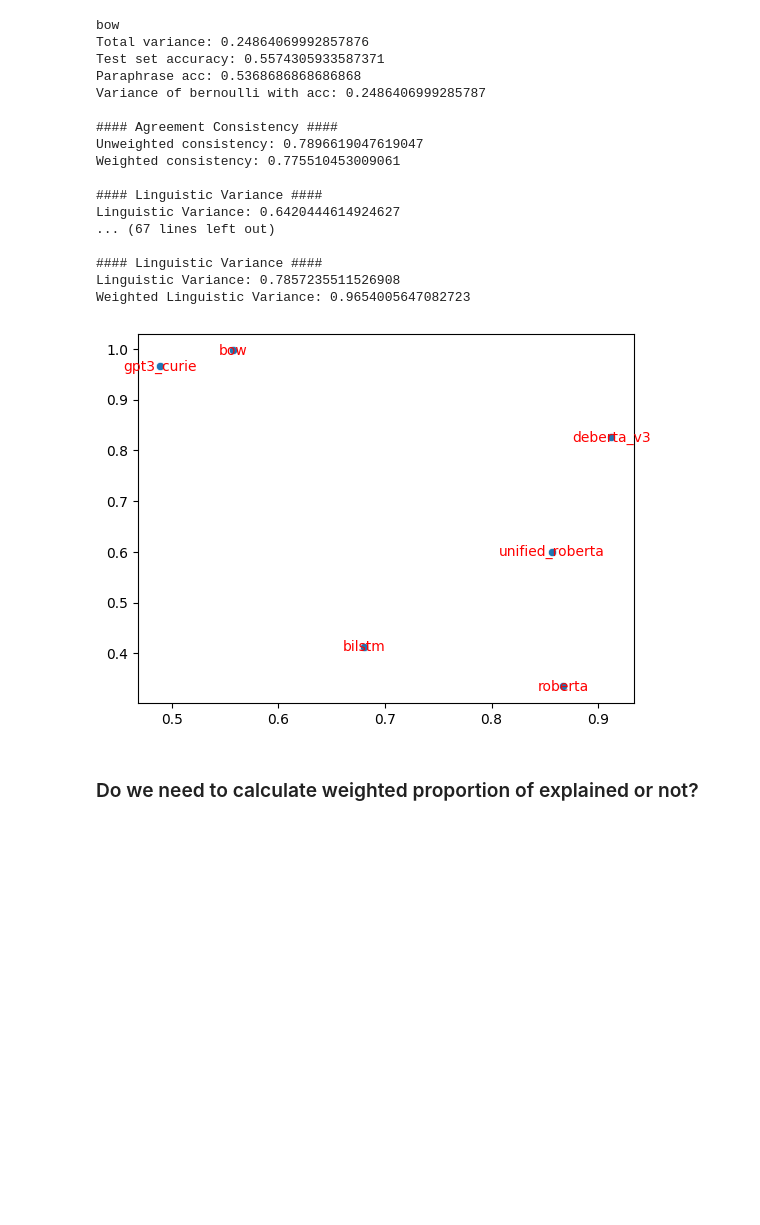
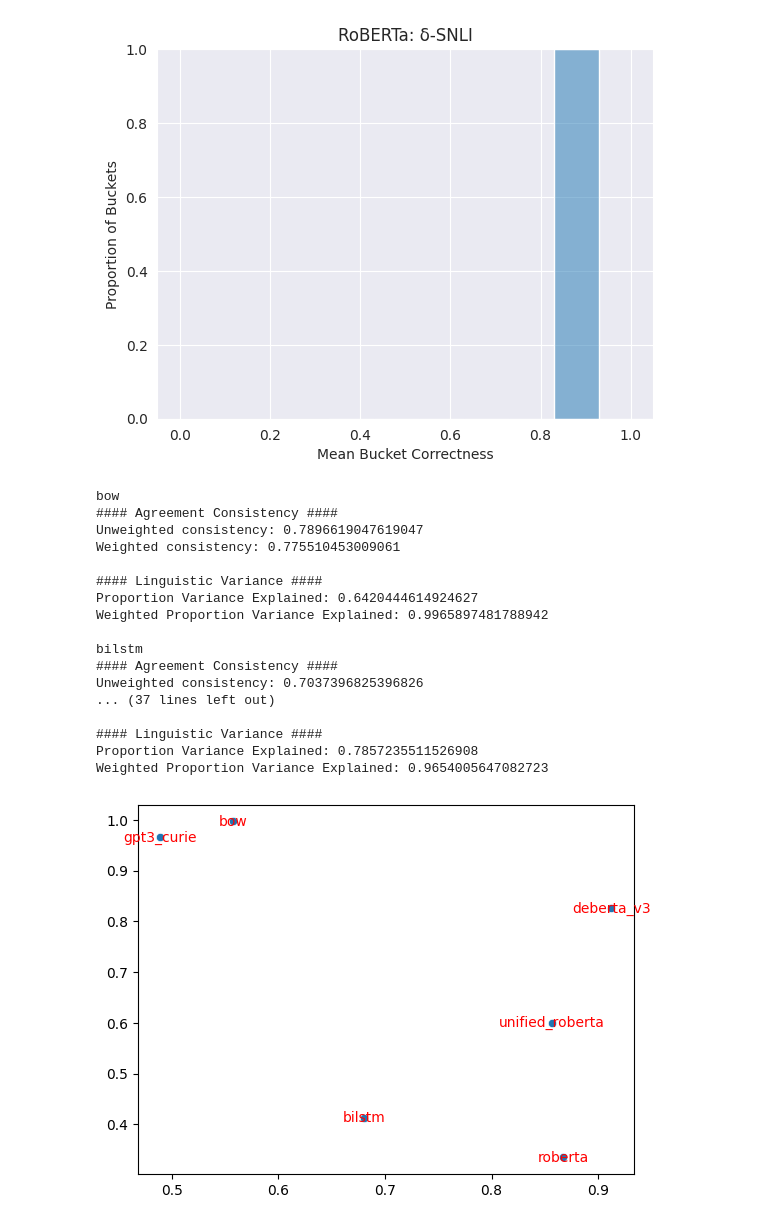
Before and after one commit to nehasrikn/paraphrase-nlu-internal, a Jupyter notebook: experiments/human_consistency/plot_playground_buckets.ipynb, the cells around one changed output. Drawn from its saved outputs; the diff is of its cells as text; code cells hidden in the pictures; blank space fills up the shorter version.

```diff
--- a/experiments/human_consistency/plot_playground_buckets.ipynb
+++ b/experiments/human_consistency/plot_playground_buckets.ipynb
@@ -17,3 +66,15 @@ from experiments.bucket_analysis import BucketDatasetResult
+# %%
+sns.histplot([0.83 for b in human_results['roberta']['snli-human'].buckets], kde=True, stat='proportion', bins=10)
+ax = plt.gca()
+# Set the title for the plot
+ax.set_title("RoBERTa: δ-SNLI")
+ax.set_xlabel("Mean Bucket Correctness")
+ax.set_ylabel("Proportion of Buckets")
+ax.set_xlim(-0.05, 1.05)
+ax.set_ylim(0, 1)
+plt.show()
+# %% [output]
+[figure, added]
 # %%
 from simple_colors import *
 import matplotlib.pyplot as plt
@@ -28,19 +89,18 @@ for model, results in human_results.items():
     print(green(model))
     variance_law = analysis.law_of_total_variance_breakdown()
     test_set_accuracy = test_results.accuracy
-    print('Total variance:', variance_law['total_var_y'])
-    print('Test set accuracy:', test_set_accuracy)
-    print('Paraphrase acc:', analysis.paraphrase_accuracy())
-    print('Variance of bernoulli with acc:', (analysis.paraphrase_accuracy() * (1-analysis.paraphrase_accuracy())))
+    # print('Total variance:', variance_law['total_var_y'])
+    # print('Test set accuracy:', test_set_accuracy)
+    # print('Paraphrase acc:', analysis.paraphrase_accuracy())
+    # print('Variance of bernoulli with acc:', (analysis.paraphrase_accuracy() * (1-analysis.paraphrase_accuracy())))
 
-    print("\n#### Agreement Consistency ####")
-
+    print("#### Agreement Consistency ####")
     print('Unweighted consistency:', analysis.mean_unweighted_consistency)
     print('Weighted consistency:', analysis.calculate_weighted_consistency(test_results))
 
     print("\n#### Linguistic Variance ####")
-    print('Linguistic Variance:', variance_law['prop_explained'])
-    print('Weighted Linguistic Variance:', analysis.calculate_weighted_proportion_explained(test_results))
+    print('Proportion Variance Explained:', variance_law['prop_explained'])
+    print('Weighted Proportion Variance Explained:', analysis.calculate_weighted_proportion_explained(test_results))
 
 
     print()
@@ -53,22 +113,22 @@ for i in range(len(names)):
     plt.text(x[i], y[i], names[i], fontsize=10, ha='center', va='center', color='red')
 # %% [output]
 bow
-Total variance: 0.24864069992857876
-Test set accuracy: 0.5574305933587371
-Paraphrase acc: 0.5368686868686868
-Variance of bernoulli with acc: 0.2486406999285787
-
 #### Agreement Consistency ####
 Unweighted consistency: 0.7896619047619047
 Weighted consistency: 0.775510453009061
 
 #### Linguistic Variance ####
-Linguistic Variance: 0.6420444614924627
-... (67 lines left out)
+Proportion Variance Explained: 0.6420444614924627
+Weighted Proportion Variance Explained: 0.9965897481788942
+
+bilstm
+#### Agreement Consistency ####
+Unweighted consistency: 0.7037396825396826
+... (37 lines left out)
 
 #### Linguistic Variance ####
-Linguistic Variance: 0.7857235511526908
-Weighted Linguistic Variance: 0.9654005647082723
+Proportion Variance Explained: 0.7857235511526908
+Weighted Proportion Variance Explained: 0.9654005647082723
 [figure]
 # %%
 import plotly.express as px
@@ -83,5 +143,3 @@ y = [b.bucket_discrete_agreement for b in model.buckets]
 fig = px.scatter(x=x, y=y, labels={'x': 'deviation', 'y': 'discrete_agreement'}, trendline="ols")
 
 fig.show()
-# %% [markdown]
-### Do we need to calculate weighted proportion of explained or not?
```
Also changed, not shown: parts of 5 cells of this notebook, 52 other files.
